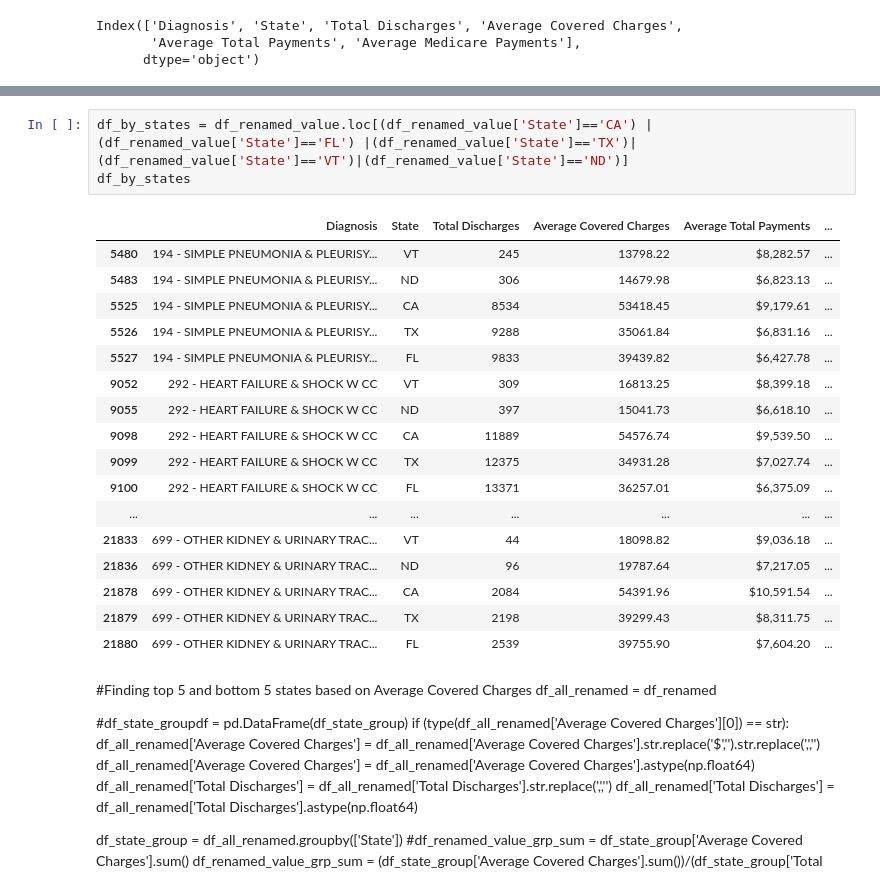
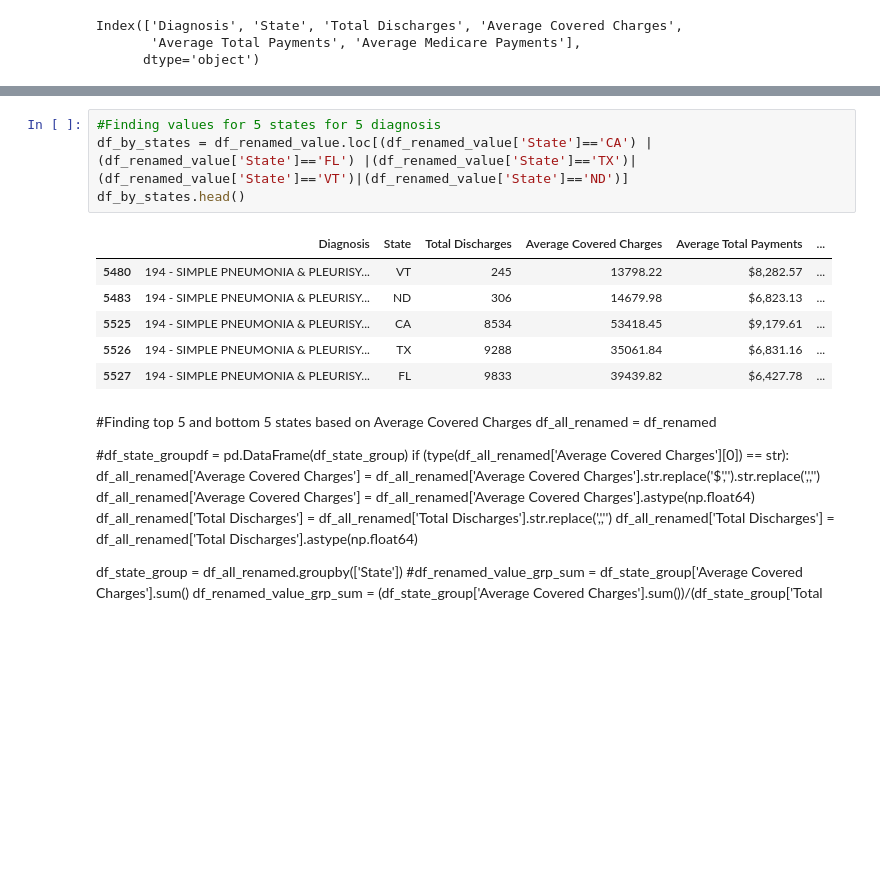
Before and after one commit to nilamroy2/Group6_Project_1, a Jupyter notebook: group6_starter_code_vasudha.ipynb, the cells around one changed output, grey strips where cells are left out. Cells and saved outputs as stored; diff of their text form; blank space fills up the shorter version.

```diff
--- a/group6_starter_code_vasudha.ipynb
+++ b/group6_starter_code_vasudha.ipynb
@@ -132,24 +108,14 @@ See the caveats in the documentation: http://pandas.pydata.org/pandas-docs/stabl
 # %%
+#Finding values for 5 states for 5 diagnosis
 df_by_states = df_renamed_value.loc[(df_renamed_value['State']=='CA') |(df_renamed_value['State']=='FL') |(df_renamed_value['State']=='TX')|(df_renamed_value['State']=='VT')|(df_renamed_value['State']=='ND')]
-df_by_states
+df_by_states.head()
 # %% [output]
 |  | Diagnosis | State | Total Discharges | Average Covered Charges | Average Total Payments | ... |
 | 5480 | 194 - SIMPLE PNEUMONIA & PLEURISY... | VT | 245 | 13798.22 | $8,282.57 | ... |
 | 5483 | 194 - SIMPLE PNEUMONIA & PLEURISY... | ND | 306 | 14679.98 | $6,823.13 | ... |
 | 5525 | 194 - SIMPLE PNEUMONIA & PLEURISY... | CA | 8534 | 53418.45 | $9,179.61 | ... |
 | 5526 | 194 - SIMPLE PNEUMONIA & PLEURISY... | TX | 9288 | 35061.84 | $6,831.16 | ... |
 | 5527 | 194 - SIMPLE PNEUMONIA & PLEURISY... | FL | 9833 | 39439.82 | $6,427.78 | ... |
-| 9052 | 292 - HEART FAILURE & SHOCK W CC | VT | 309 | 16813.25 | $8,399.18 | ... |
-| 9055 | 292 - HEART FAILURE & SHOCK W CC | ND | 397 | 15041.73 | $6,618.10 | ... |
-| 9098 | 292 - HEART FAILURE & SHOCK W CC | CA | 11889 | 54576.74 | $9,539.50 | ... |
-| 9099 | 292 - HEART FAILURE & SHOCK W CC | TX | 12375 | 34931.28 | $7,027.74 | ... |
-| 9100 | 292 - HEART FAILURE & SHOCK W CC | FL | 13371 | 36257.01 | $6,375.09 | ... |
-| ... | ... | ... | ... | ... | ... | ... |
-| 21833 | 699 - OTHER KIDNEY & URINARY TRAC... | VT | 44 | 18098.82 | $9,036.18 | ... |
-| 21836 | 699 - OTHER KIDNEY & URINARY TRAC... | ND | 96 | 19787.64 | $7,217.05 | ... |
-| 21878 | 699 - OTHER KIDNEY & URINARY TRAC... | CA | 2084 | 54391.96 | $10,591.54 | ... |
-| 21879 | 699 - OTHER KIDNEY & URINARY TRAC... | TX | 2198 | 39299.43 | $8,311.75 | ... |
-| 21880 | 699 - OTHER KIDNEY & URINARY TRAC... | FL | 2539 | 39755.90 | $7,604.20 | ... |
 # %% [markdown]
 #Finding top 5 and bottom 5 states based on Average Covered Charges
 df_all_renamed = df_renamed
```
Also changed, not shown: parts of 7 cells of this notebook.
